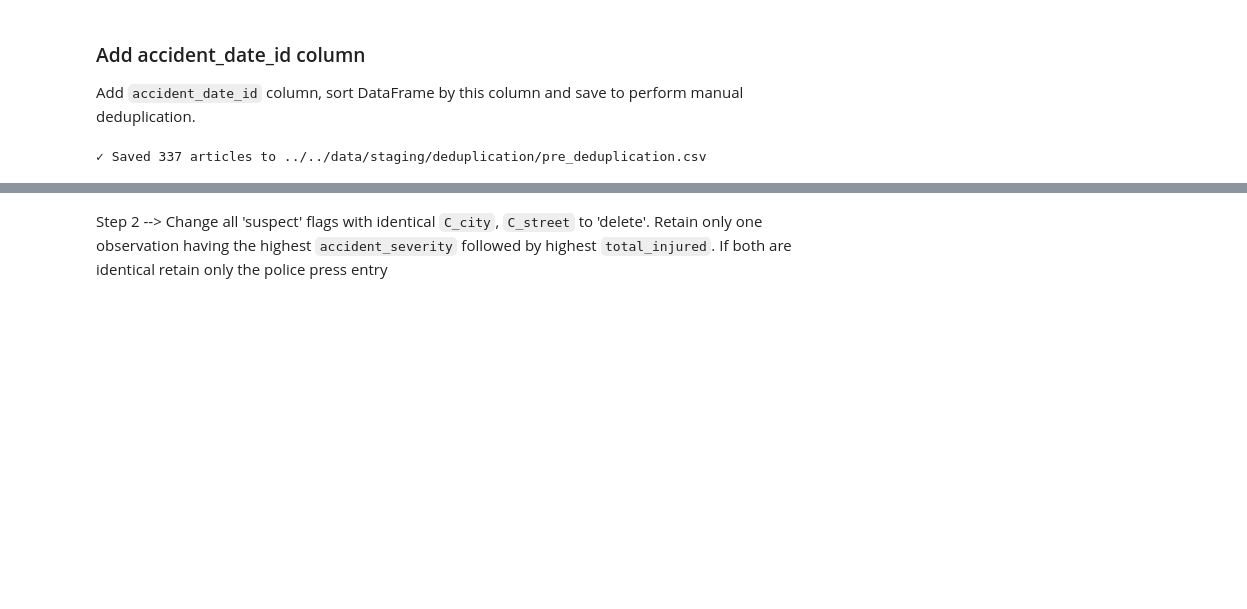
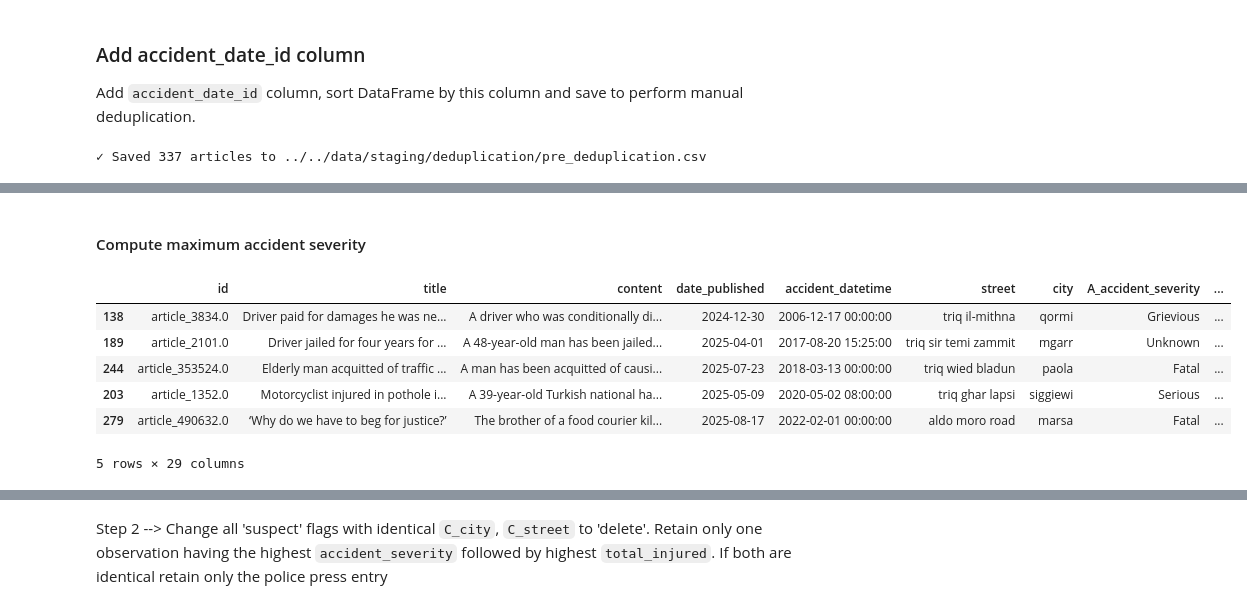
Before and after one commit to michael-vella/ics5110-assignment, a Jupyter notebook: notebooks/final/1_data_preparation.ipynb, the cells around one changed output, grey strips where cells are left out. Drawn from its saved outputs; the diff is of its cells as text; code cells hidden in the pictures; blank space fills up the shorter version.

```diff
--- a/notebooks/final/1_data_preparation.ipynb
+++ b/notebooks/final/1_data_preparation.ipynb
@@ -1504,17 +1426,0 @@ Step 1 --> set a `delete flag` as 'suspect' to all accidents having identical ac
-# %%
-# Ensure accident_datetime is in datetime format for accurate comparison
-accidents_with_duplicates_df['accident_datetime'] = pd.to_datetime(
-    accidents_with_duplicates_df['accident_datetime'],
-    format='mixed', dayfirst=True, errors='coerce'
-)
-
-# Count occurrences of each accident_datetime
-datetime_counts = accidents_with_duplicates_df['accident_datetime'].value_counts()
-
-# Create the 'delete_flag' column
-accidents_with_duplicates_df['delete_flag'] = accidents_with_duplicates_df['accident_datetime'].map(datetime_counts)
-accidents_with_duplicates_df['delete_flag'] = accidents_with_duplicates_df['delete_flag'].apply(
-    lambda x: 'suspect' if x > 1 else 'retain'
-)
-
-display(accidents_with_duplicates_df)
@@ -1670,0 +1427,36 @@ Number of rows where 'C_street' is null (no match found): 17
+# %% [markdown]
+#### Compute maximum accident severity
+# %%
+severity_order = {'Unknown' : 0, 'not injured': 1, 'Slight': 2, 'Grievious' : 3, 'Serious': 4, 'Fatal': 5}
+def get_max_severity(row):
+    severities = []
+    for prefix in ['A', 'B', 'C', 'D']:
+        col_name = f"{prefix}_accident_severity"
+        if col_name in row and pd.notna(row[col_name]):
+            severities.append(row[col_name])
+
+    if not severities:
+        return None
+
+    # get the severity with the highest order (worst severity)
+    max_severity = None
+    max_severity_value = -1
+    for severity in severities:
+        if severity in severity_order:
+            if severity_order[severity] > max_severity_value:
+                max_severity_value = severity_order[severity]
+                max_severity = severity
+    return max_severity
+
+
+accidents_with_duplicates_df['accident_severity'] = accidents_with_duplicates_df.apply(get_max_severity, axis=1)
+
+accidents_with_duplicates_df.head()
+# %% [output]
+|  | id | title | content | date_published | accident_datetime | street | city | A_accident_severity | ... |
+| 138 | article_3834.0 | Driver paid for damages he was ne... | A driver who was conditionally di... | 2024-12-30 | 2006-12-17 00:00:00 | triq il-mithna | qormi | Grievious | ... |
+| 189 | article_2101.0 | Driver jailed for four years for ... | A 48-year-old man has been jailed... | 2025-04-01 | 2017-08-20 15:25:00 | triq sir temi zammit | mgarr | Unknown | ... |
+| 244 | article_353524.0 | Elderly man acquitted of traffic ... | A man has been acquitted of causi... | 2025-07-23 | 2018-03-13 00:00:00 | triq wied bladun | paola | Fatal | ... |
+| 203 | article_1352.0 | Motorcyclist injured in pothole i... | A 39-year-old Turkish national ha... | 2025-05-09 | 2020-05-02 08:00:00 | triq ghar lapsi | siggiewi | Serious | ... |
+| 279 | article_490632.0 | ‘Why do we have to beg for justice?’ | The brother of a food courier kil... | 2025-08-17 | 2022-02-01 00:00:00 | aldo moro road | marsa | Fatal | ... |
+5 rows × 29 columns
```
Also changed, not shown: parts of 33 cells of this notebook.
